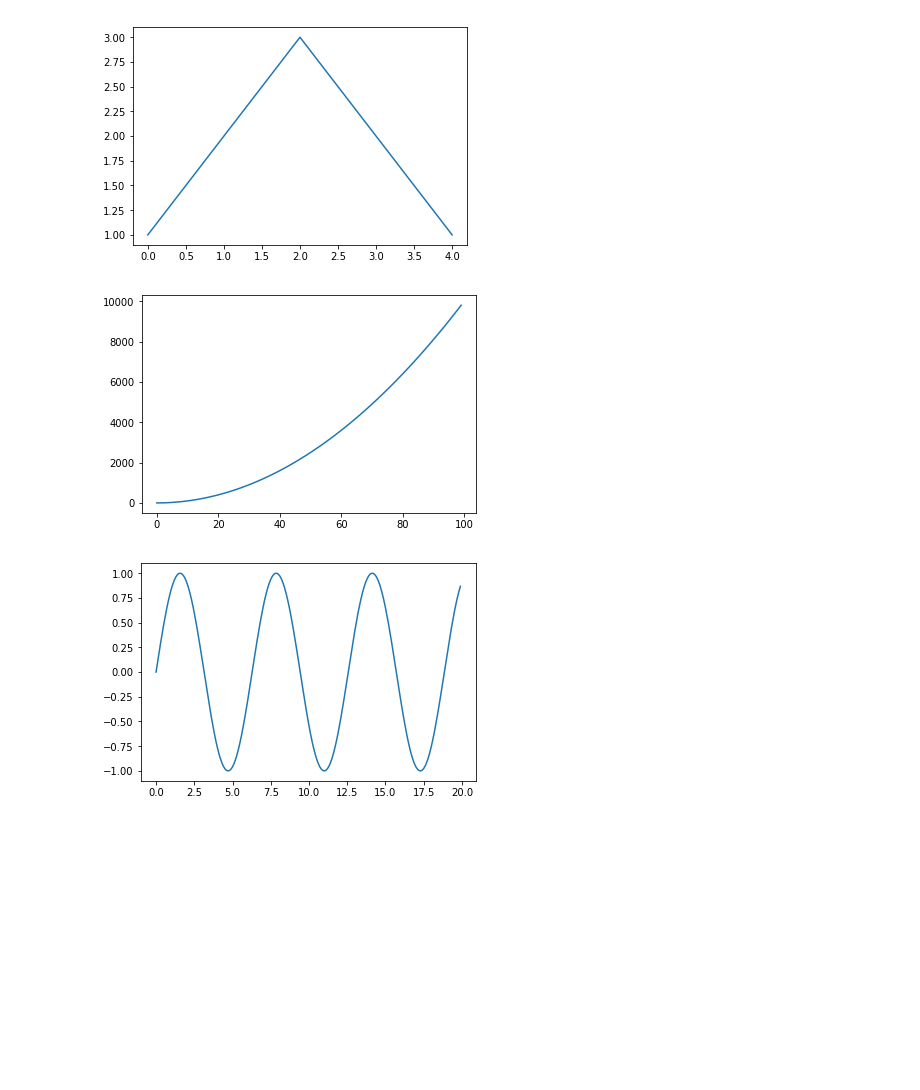
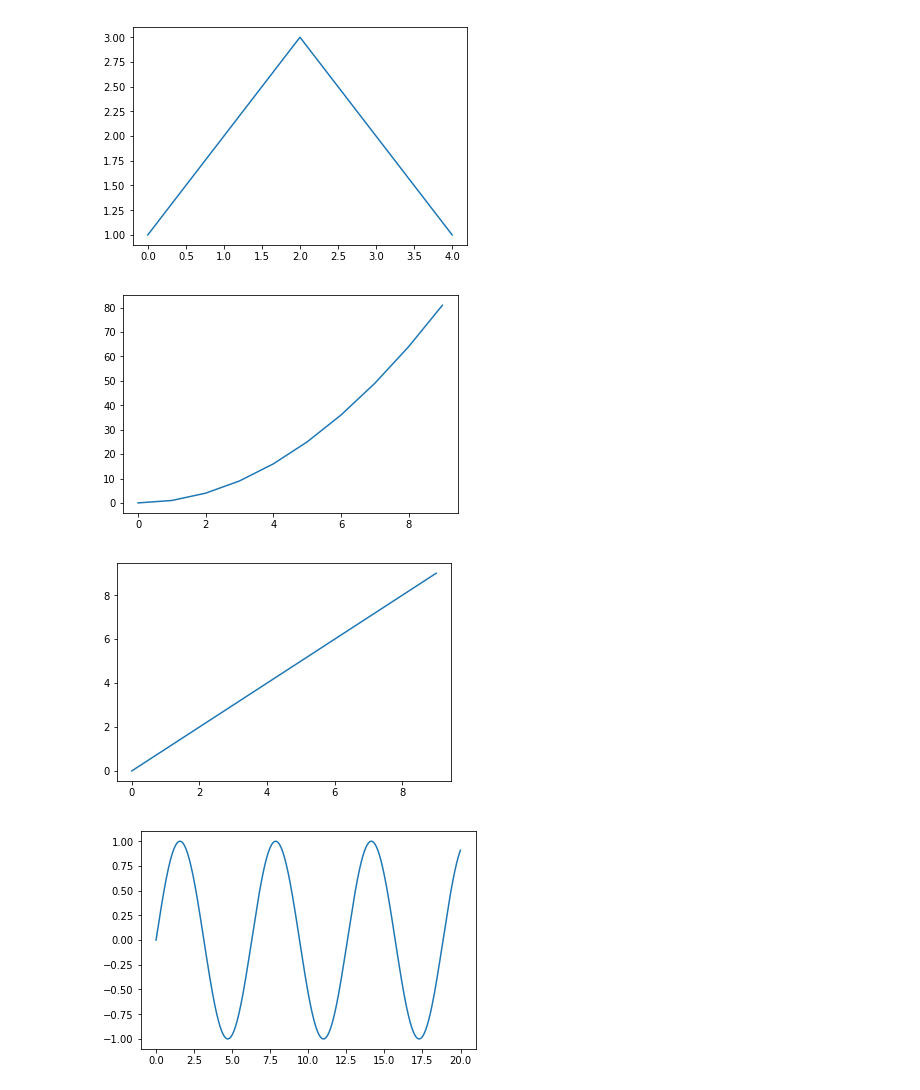
Before and after one commit to MrTsepa/SummerOlympSchool-MIPT-2018, a Jupyter notebook: Main.ipynb, the cells around one changed output. Saved outputs shown, nothing was run; the diff lists cells and outputs as text; code cells hidden in the pictures; blank space fills up the shorter version.

```diff
--- a/Main.ipynb
+++ b/Main.ipynb
@@ -205,10 +252,13 @@ plt.show()
 # %% [output]
 [figure]
 # %%
-xs = range(100) # 0, 1, ..., 99
+xs = range(10) # 0, 1, ..., 99
 ys = [x**2 for x in xs] # 0, 1, 4, 9, 16, ..., 99*99
 plt.plot(xs, ys)
 plt.show()
+plt.plot(xs, xs)
+plt.show()
 # %% [output]
-[figure, old version]
+[figure, new version]
+[figure, added]
 # %%
```
Also changed, not shown: parts of 22 cells of this notebook.
